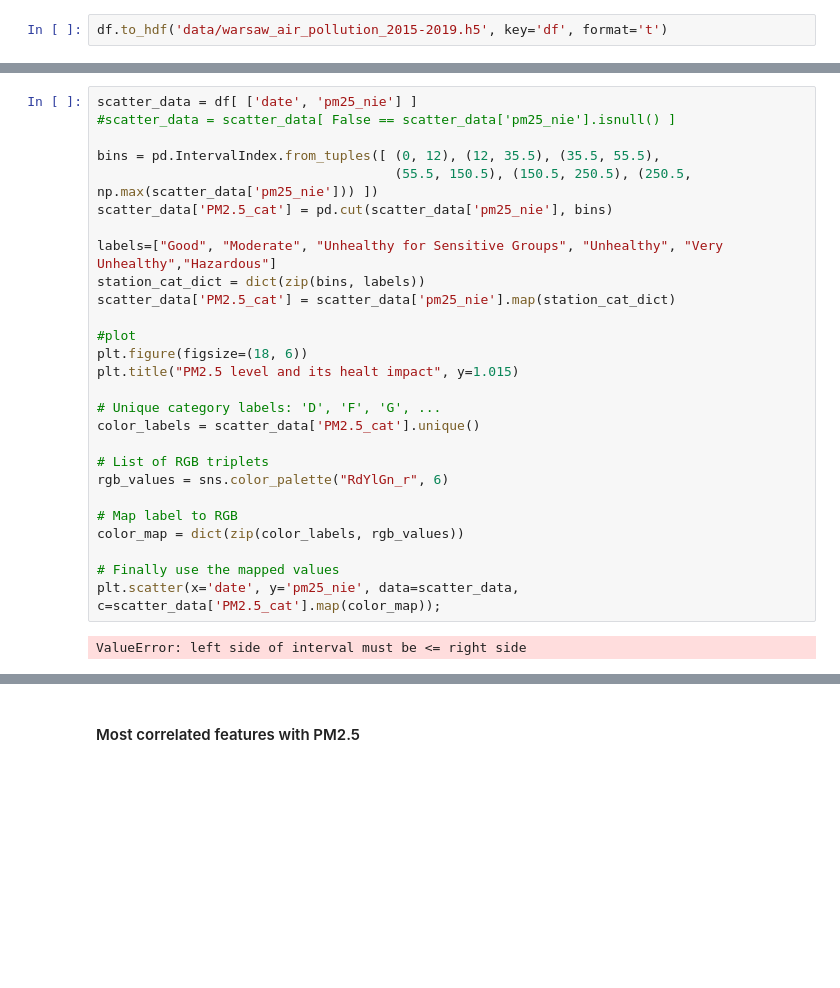
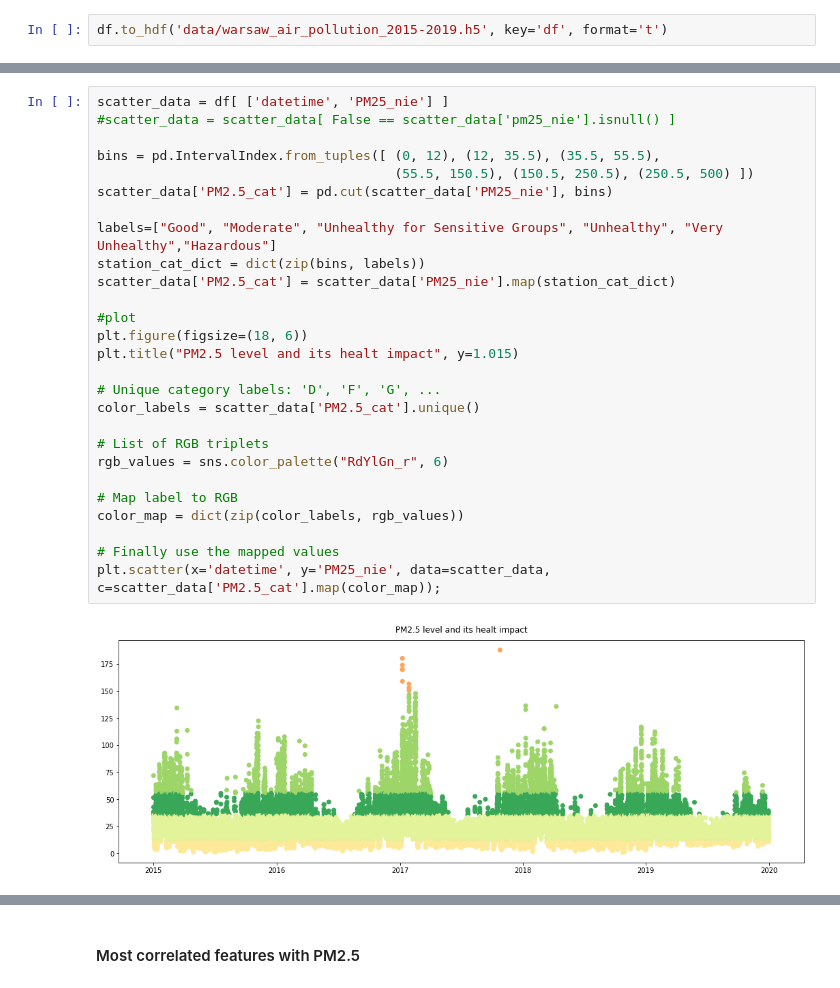
Before and after one commit to mattzajac/DataWorkshop_Competition_Warsaw_Air_Pollution, a Jupyter notebook: Warsaw Air Pollution EDA.ipynb, the cells around one changed output, grey strips where cells are left out. Drawn from its saved outputs; the diff is of its cells as text; blank space fills up the shorter version.

```diff
--- a/Warsaw Air Pollution EDA.ipynb
+++ b/Warsaw Air Pollution EDA.ipynb
@@ -511,32 +511,32 @@ plt.hlines(xmin=df.index.min(), xmax=df.index.max(), y=-50, color='r', linestyle
 # %%
-scatter_data = df[ ['date', 'pm25_nie'] ]
+scatter_data = df[ ['datetime', 'PM25_nie'] ]
 #scatter_data = scatter_data[ False == scatter_data['pm25_nie'].isnull() ]
 
 bins = pd.IntervalIndex.from_tuples([ (0, 12), (12, 35.5), (35.5, 55.5),
-                                      (55.5, 150.5), (150.5, 250.5), (250.5, np.max(scatter_data['pm25_nie'])) ])
-scatter_data['PM2.5_cat'] = pd.cut(scatter_data['pm25_nie'], bins)
+                                      (55.5, 150.5), (150.5, 250.5), (250.5, 500) ])
+scatter_data['PM2.5_cat'] = pd.cut(scatter_data['PM25_nie'], bins)
 
 labels=["Good", "Moderate", "Unhealthy for Sensitive Groups", "Unhealthy", "Very Unhealthy","Hazardous"]
 station_cat_dict = dict(zip(bins, labels))
-scatter_data['PM2.5_cat'] = scatter_data['pm25_nie'].map(station_cat_dict)
+scatter_data['PM2.5_cat'] = scatter_data['PM25_nie'].map(station_cat_dict)
 
 #plot
 plt.figure(figsize=(18, 6))
 plt.title("PM2.5 level and its healt impact", y=1.015)
 
 # Unique category labels: 'D', 'F', 'G', ...
 color_labels = scatter_data['PM2.5_cat'].unique()
 
 # List of RGB triplets
 rgb_values = sns.color_palette("RdYlGn_r", 6)
 
 # Map label to RGB
 color_map = dict(zip(color_labels, rgb_values))
 
 # Finally use the mapped values
-plt.scatter(x='date', y='pm25_nie', data=scatter_data, c=scatter_data['PM2.5_cat'].map(color_map));
+plt.scatter(x='datetime', y='PM25_nie', data=scatter_data, c=scatter_data['PM2.5_cat'].map(color_map));
 # %% [output]
-ValueError: left side of interval must be <= right side
+[figure, added]
 # %%
 plt.figure(figsize=(15, 5))
 plt.title("Mean PM2.5 per hour across all years", y=1.015)
```
Also changed, not shown: parts of 19 cells of this notebook.
